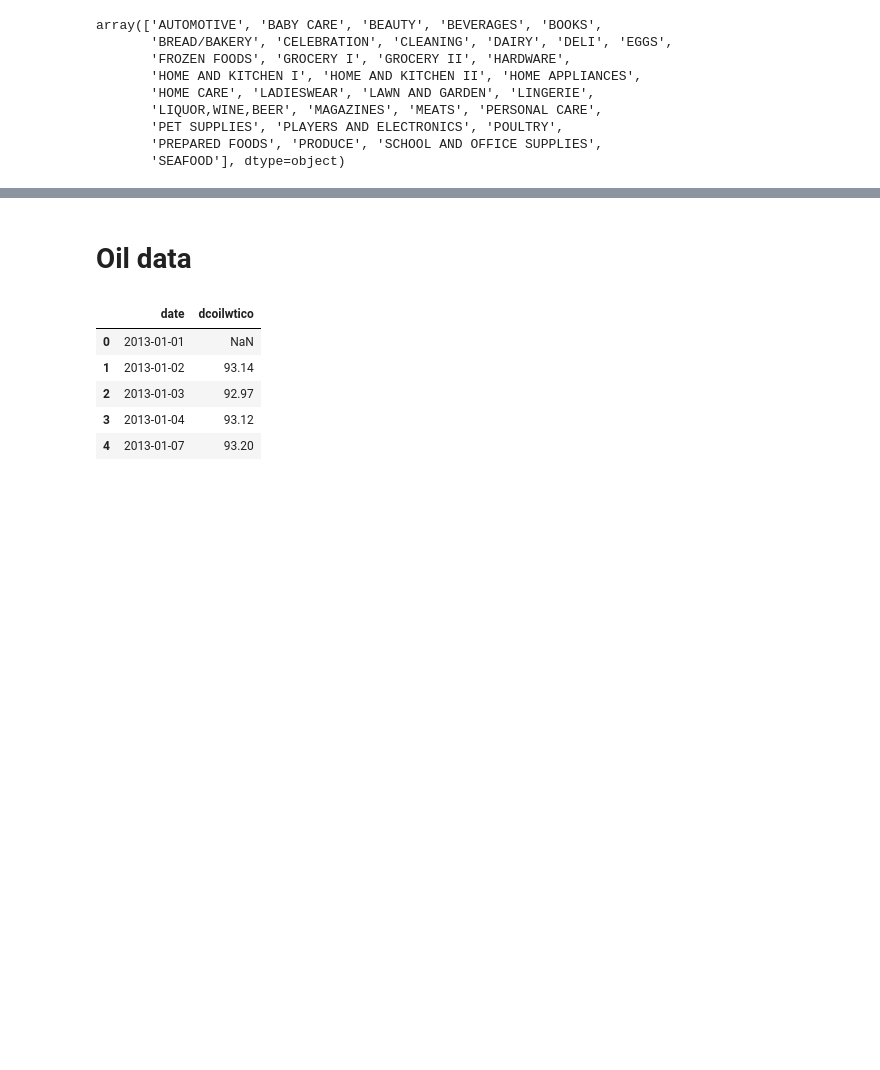
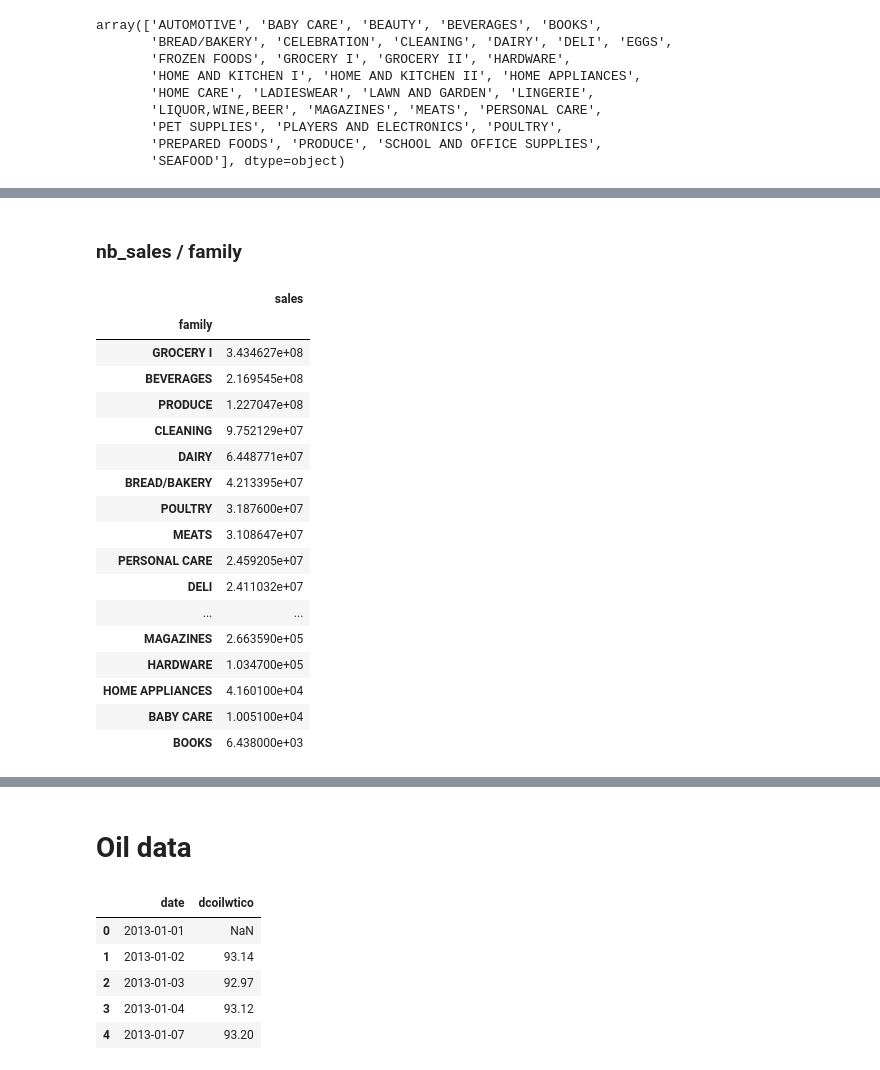
Before and after one commit to didine13/forecasting_for_sales, a Jupyter notebook: notebooks/nhouyvanisvong_dataexplo.ipynb, the cells around one changed output, grey strips where cells are left out. Saved outputs shown, nothing was run; the diff lists cells and outputs as text; code cells hidden in the pictures; blank space fills up the shorter version.

```diff
--- a/notebooks/nhouyvanisvong_dataexplo.ipynb
+++ b/notebooks/nhouyvanisvong_dataexplo.ipynb
@@ -114,0 +118,25 @@ array(['AUTOMOTIVE', 'BABY CARE', 'BEAUTY', 'BEVERAGES', 'BOOKS',
+# %% [markdown]
+### nb_sales / family
+# %%
+# nb_sales / family
+by_family = train_data[['family', 'sales']].groupby(by='family').sum()['sales'].sort_values(ascending=False)
+pd.DataFrame(by_family)
+# %% [output]
+|  | sales |
+| family |  |
+| GROCERY I | 3.434627e+08 |
+| BEVERAGES | 2.169545e+08 |
+| PRODUCE | 1.227047e+08 |
+| CLEANING | 9.752129e+07 |
+| DAIRY | 6.448771e+07 |
+| BREAD/BAKERY | 4.213395e+07 |
+| POULTRY | 3.187600e+07 |
+| MEATS | 3.108647e+07 |
+| PERSONAL CARE | 2.459205e+07 |
+| DELI | 2.411032e+07 |
+| ... | ... |
+| MAGAZINES | 2.663590e+05 |
+| HARDWARE | 1.034700e+05 |
+| HOME APPLIANCES | 4.160100e+04 |
+| BABY CARE | 1.005100e+04 |
+| BOOKS | 6.438000e+03 |
```
Also changed, not shown: parts of 56 cells of this notebook.
